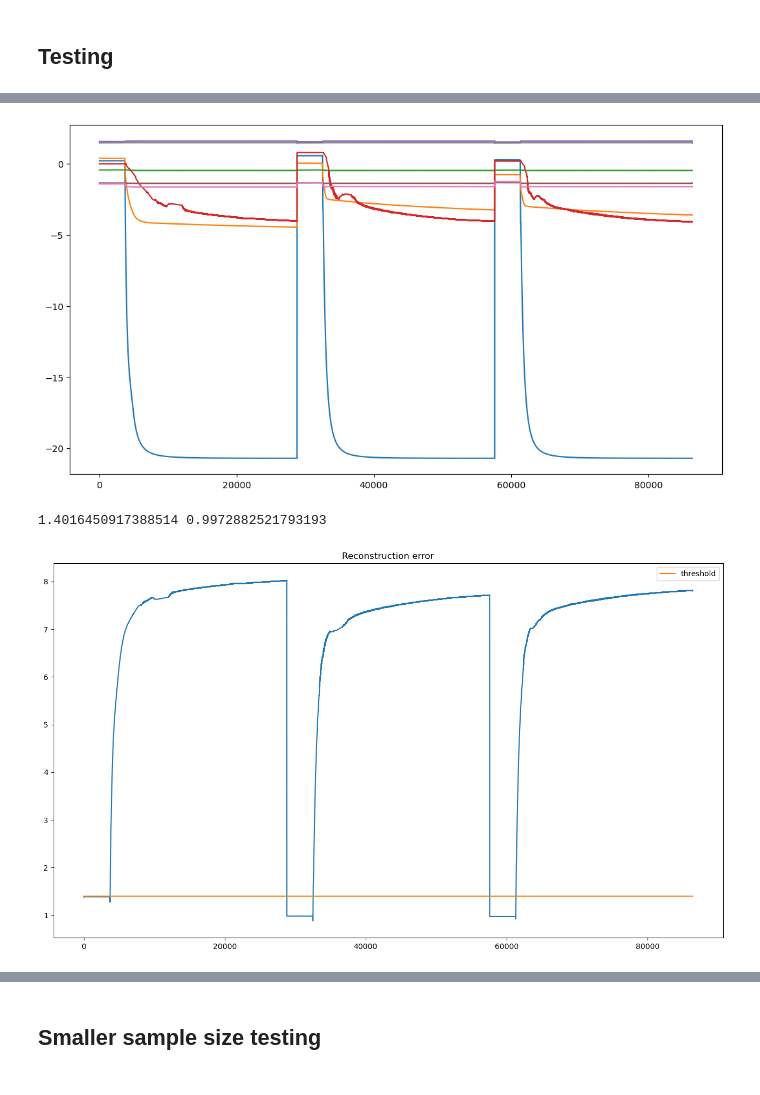
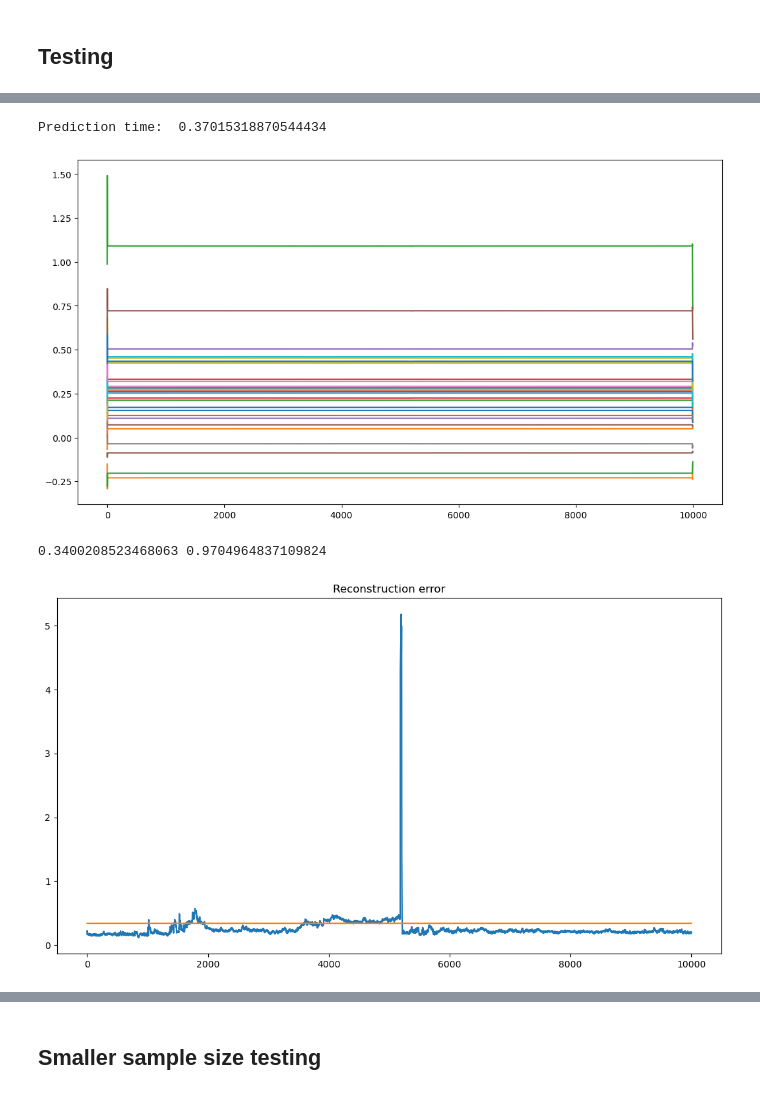
Before and after one commit to frrp16/Anomaly-Detection-Oil-and-Gas, a Jupyter notebook: code/turbine-gas-gearbox/paper-4-lstm-gan-rev copy 4.ipynb, the cells around one changed output, grey strips where cells are left out. Drawn from its saved outputs; the diff is of its cells as text; code cells hidden in the pictures.

```diff
--- a/code/turbine-gas-gearbox/paper-4-lstm-gan-rev copy 4.ipynb
+++ b/code/turbine-gas-gearbox/paper-4-lstm-gan-rev copy 4.ipynb
@@ -751,12 +717,32 @@ with tf.device('/CPU:0'):
+# %%
+df_sample_test_scaled_3d = convert_time_window(df_sample_test_scaled, 10)
+# %%
+model_path = "../../models/turbine-gas-gearbox/LSTM-GAN/models_LSTM-32-32-16_flatten_latent-16-8-4_BN_t-10_batch-64"
+
+generator_encoder = tf.keras.models.load_model(os.path.join(model_path, 'generator-encoder.keras'))
+generator_decoder = tf.keras.models.load_model(os.path.join(model_path, 'generator-decoder.keras'))
+# %%
+import time
+
+start_time = time.time()
+
+Z_test = generator_encoder(df_sample_test_scaled_3d)
+pred_3d_np = generator_decoder(Z_test).numpy()
+
+end_time = time.time()
+prediction_time = end_time - start_time
+print("Prediction time: ", prediction_time)
+# %% [output]
+Prediction time:  0.37015318870544434
 # %%
-pred_2d = inverse_convert_time_window(pred_3d_np.numpy())
-# pred_2d_inv = scaler_test.inverse_transform(pred_2d)
+pred_2d = inverse_convert_time_window(pred_3d_np)
+pred_2d_inv = scaler_test.inverse_transform(pred_2d)
 # %%
 plt.figure(figsize=(13,7))
-plt.plot(merged_data_test_np_scaled)
+# plt.plot(df_sample_test_scaled)
 plt.plot(pred_2d)
 # plt.legend(['C1','C2','C3','C1-rec','C2-rec','C3-rec',])
 plt.show()
 # %% [output]
-[figure, old version]
+[figure, new version]
 # %%
@@ -764,5 +750,5 @@ r_e = calculate_reconstruction_loss(merged_data_test_np_scaled, pred_2d)
 # %%
-thres, f1, y_pred = find_optimal_threshold((r_e), np.array(merged_data_test_class))
+thres, f1, y_pred = find_optimal_threshold((r_e), np.array(df_sample_test_label))
 print(thres, f1)
 # %% [output]
-1.4016450917388514 0.9972882521793193
+0.3400208523468063 0.9704964837109824
@@ -778,18 +758,15 @@ else:
 # %%
-# q3 = np.percentile(r_e, 75)
-# q1 = np.percentile(r_e, 25)
-# iqr = q3 - q1
+# iqr = np.percentile(r_e, 75) - np.percentile(r_e, 25)
 
-plt.figure(figsize=(16,9))
+plt.figure(figsize=(13,7))
 plt.plot(r_e)
-plt.plot(np.full(r_e.shape[0], thres), label='threshold')
-# xmin, xmax, ymin, ymax = plt.axis()
-# plt.fill_betweenx(np.linspace(thres-iqr, thres+iqr, 100), r_e.shape[0], color='blue', alpha=0.3)
+plt.plot(np.full(r_e.shape[0], thres))
+xmin, xmax, ymin, ymax = plt.axis()
+# plt.fill_betweenx(np.arange(thres-iqr, thres+iqr), r_e.shape[0], color='gray', alpha=0.3)
 plt.title("Reconstruction error")
-plt.legend()
 plt.show()
 # %% [output]
-[figure, old version]
+[figure, new version]
 # %%
 from sklearn import metrics
 
```
Also changed, not shown: parts of 30 cells of this notebook, 12 other files.
